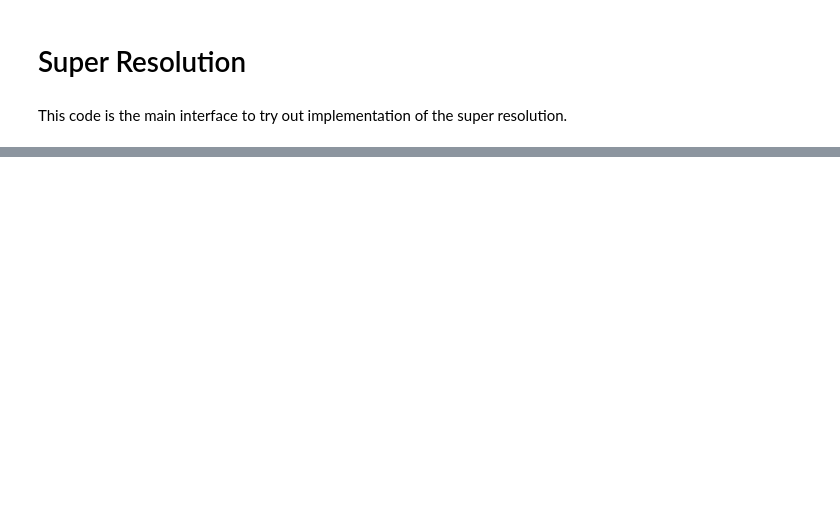
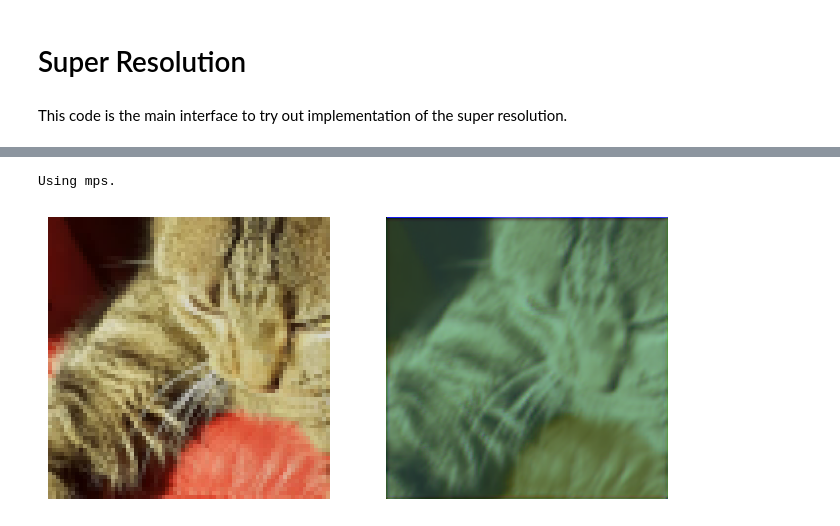
Before and after one commit to bastiensoucasse/amip-project, a Jupyter notebook: src/sr.ipynb, the cells around one changed output, grey strips where cells are left out. Drawn from its saved outputs; the diff is of its cells as text; code cells hidden in the pictures; blank space fills up the shorter version.

```diff
--- a/src/sr.ipynb
+++ b/src/sr.ipynb
@@ -23,7 +43,7 @@ import torchvision.transforms as transforms
 
 
 def display_images(image1, image2):
-    """Display a pair of image tensors side to side."""
+    """Display a pair of images side to side."""
 
     # Get the size of the two images
     width1, height1 = image1.size
@@ -49,14 +69,17 @@ def display_images(image1, image2):
 # %%
 from test import sr_test
 
 import numpy as np
 
 # Set the parameters
-name = "sr_x4_e8_b32"
+name = "sr_x8_pF_e32_b32"
 scaling_factor = 4
 input = "data/IMG-20210103-WA0000.jpg"
 
 # Test the super resolution model
 lr_img, gen_img = sr_test(name, scaling_factor, input)
 assert (np.array(gen_img.size) == scaling_factor * np.array(lr_img.size)).all()
 display_images(lr_img, gen_img)
+# %% [output]
+Using mps.
+[figure, added]
```
Also changed, not shown: parts of 2 cells of this notebook, 41 other files.
